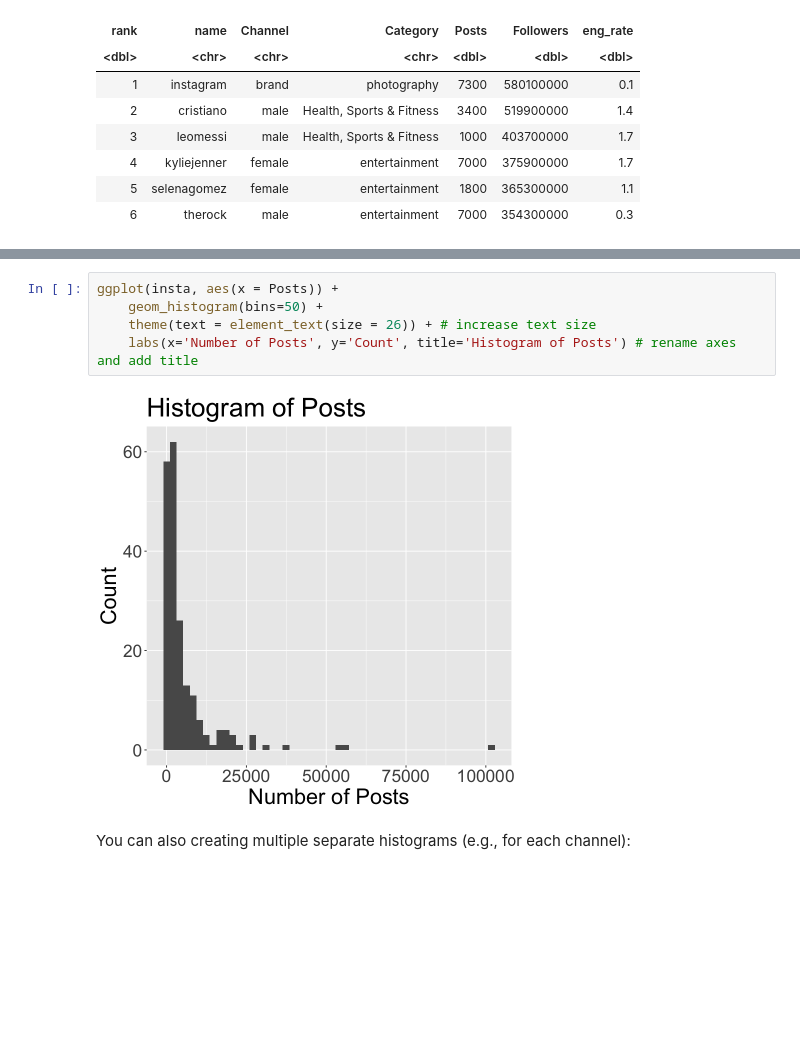
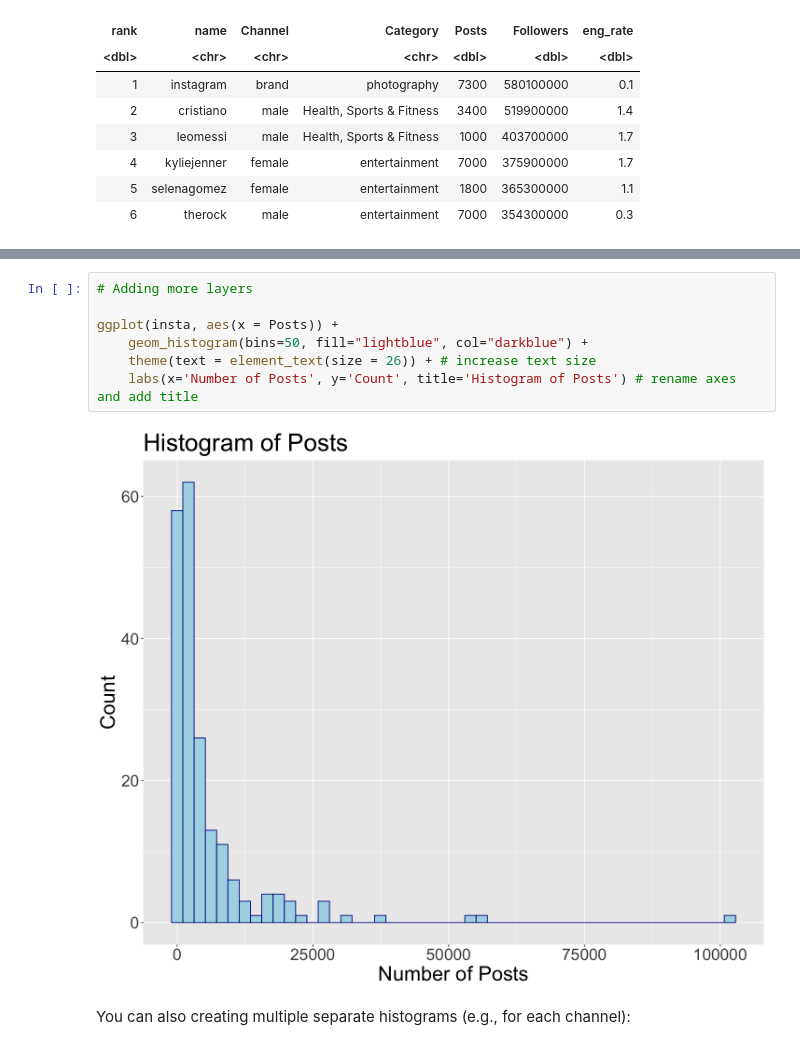
Before and after one commit to katieburak/girls-in-DS, a Jupyter notebook: docs/_sources/notes/day1.ipynb, the cells around one changed output, grey strips where cells are left out. Cells and saved outputs as stored; diff of their text form; blank space fills up the shorter version.

```diff
--- a/docs/_sources/notes/day1.ipynb
+++ b/docs/_sources/notes/day1.ipynb
@@ -890,10 +903,12 @@ A tibble: 6 × 7
 # %%
+# Adding more layers
+
 ggplot(insta, aes(x = Posts)) +
-    geom_histogram(bins=50) +
+    geom_histogram(bins=50, fill="lightblue", col="darkblue") +
     theme(text = element_text(size = 26)) + # increase text size
     labs(x='Number of Posts', y='Count', title='Histogram of Posts') # rename axes and add title
 # %% [output]
-[figure, old version]
+[figure, new version]
 # %% [markdown]
 You can also creating multiple separate histograms (e.g., for each channel):
 # %%
```
Also changed, not shown: parts of 6 cells of this notebook, 44 other files.
